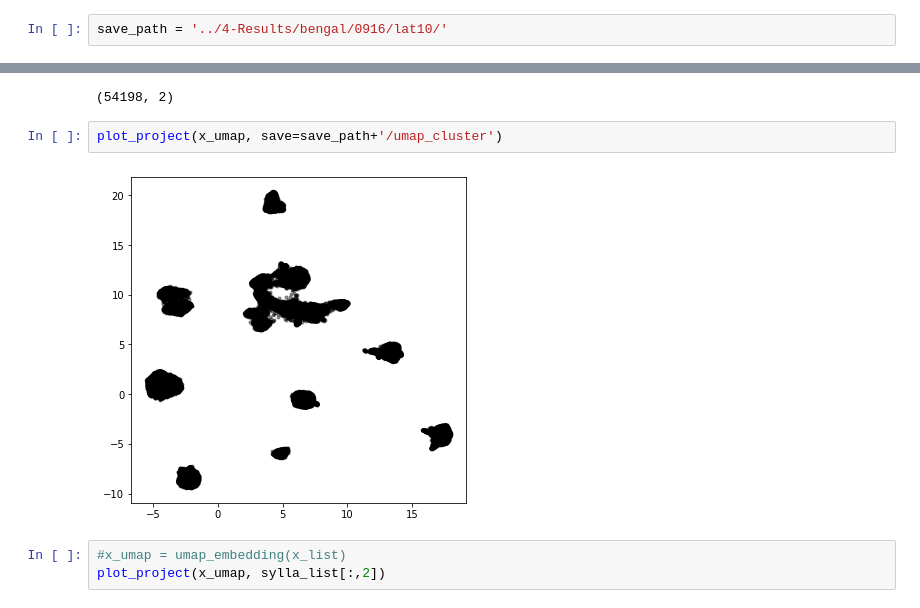
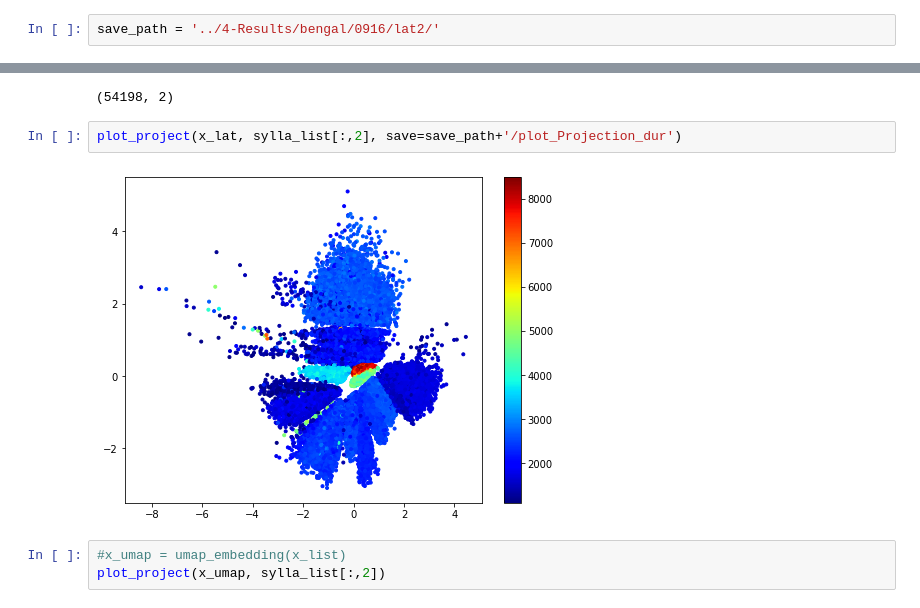
Before and after one commit to yebiny/Songbird-clusturing, a Jupyter notebook: 3-Train/3-umap.ipynb, the cells around one changed output, grey strips where cells are left out. Cells and saved outputs as stored; diff of their text form.

```diff
--- a/3-Train/3-umap.ipynb
+++ b/3-Train/3-umap.ipynb
@@ -60,7 +60,7 @@ def plot_project(data_2d, c_lenth=1, save=None):
         plt.savefig(save)
     plt.show()
 # %%
-save_path = '../4-Results/bengal/0916/lat10/'
+save_path = '../4-Results/bengal/0916/lat2/'
 # %%
 x_lat = np.load(save_path+'/x_lat.npy')
 sylla_list = np.load(save_path+'/../pre/sylla_list.npy')
@@ -72,9 +72,9 @@ x_umap = umap_embedding(x_lat, n_neighbors=100)
 # %% [output]
 (54198, 2)
 # %%
-plot_project(x_umap, save=save_path+'/umap_cluster')
+plot_project(x_lat, sylla_list[:,2], save=save_path+'/plot_Projection_dur')
 # %% [output]
-[figure, old version]
+[figure, new version]
 # %%
 #x_umap = umap_embedding(x_list)
 plot_project(x_umap, sylla_list[:,2])
```
Also changed, not shown: 2 other files.
